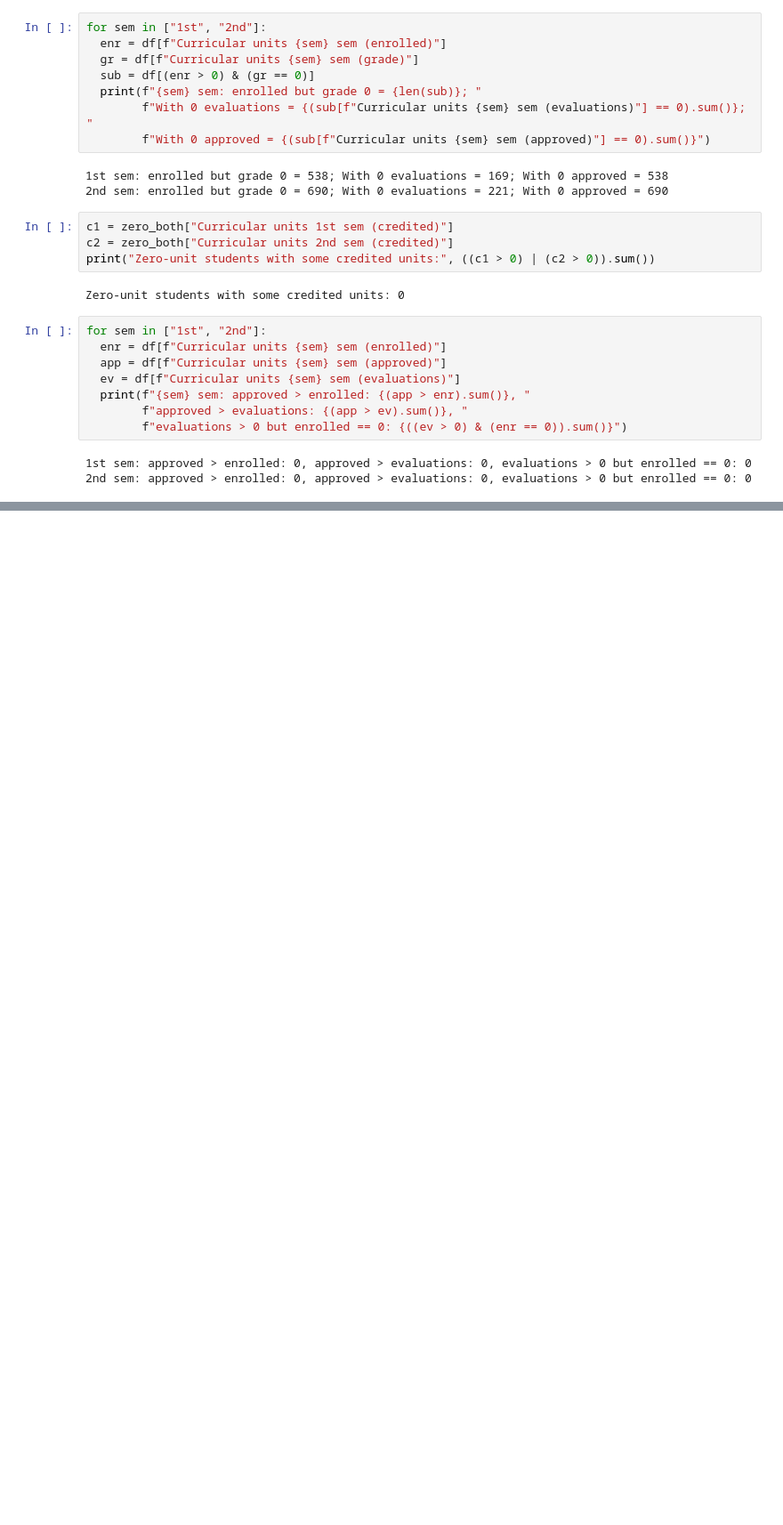
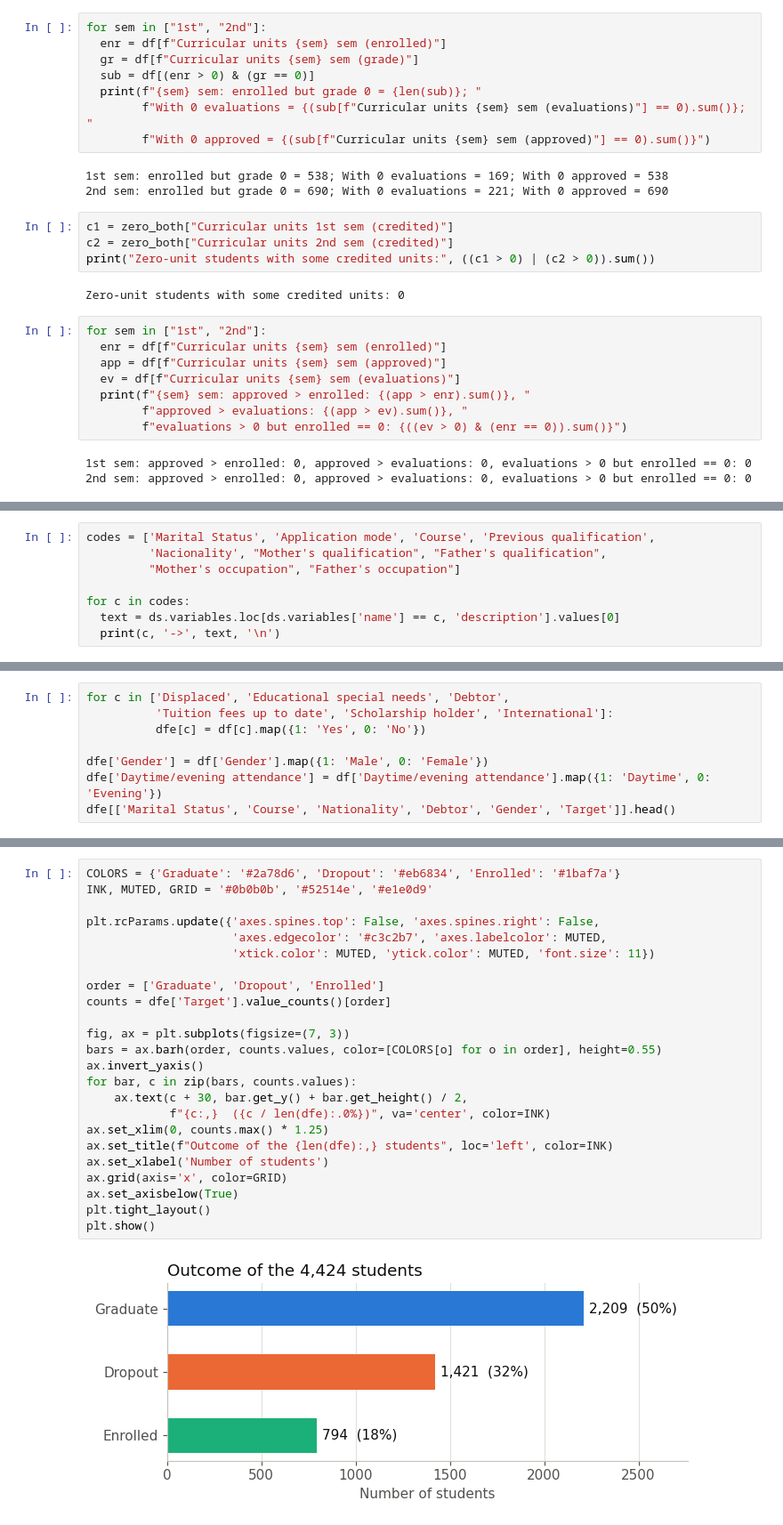
Before and after one commit to madeeha-noor/Student-Success-Early-Warning, a Jupyter notebook: notebooks/02_data_quality_eda.ipynb, the cells around one changed output, grey strips where cells are left out. Shown at 89% size. Saved outputs shown, nothing was run; the diff lists cells and outputs as text; blank space fills up the shorter version.

```diff
--- a/notebooks/02_data_quality_eda.ipynb
+++ b/notebooks/02_data_quality_eda.ipynb
@@ -116,0 +152,8 @@ for sem in ["1st", "2nd"]:
+# %%
+codes = ['Marital Status', 'Application mode', 'Course', 'Previous qualification',
+         'Nacionality', "Mother's qualification", "Father's qualification",
+         "Mother's occupation", "Father's occupation"]
+
+for c in codes:
+  text = ds.variables.loc[ds.variables['name'] == c, 'description'].values[0]
+  print(c, '->', text, '\n')
@@ -116,0 +208,8 @@ for sem in ["1st", "2nd"]:
+# %%
+for c in ['Displaced', 'Educational special needs', 'Debtor',
+          'Tuition fees up to date', 'Scholarship holder', 'International']:
+          dfe[c] = df[c].map({1: 'Yes', 0: 'No'})
+
+dfe['Gender'] = df['Gender'].map({1: 'Male', 0: 'Female'})
+dfe['Daytime/evening attendance'] = df['Daytime/evening attendance'].map({1: 'Daytime', 0: 'Evening'})
+dfe[['Marital Status', 'Course', 'Nationality', 'Debtor', 'Gender', 'Target']].head()
@@ -116,0 +229,26 @@ for sem in ["1st", "2nd"]:
+# %%
+COLORS = {'Graduate': '#2a78d6', 'Dropout': '#eb6834', 'Enrolled': '#1baf7a'}
+INK, MUTED, GRID = '#0b0b0b', '#52514e', '#e1e0d9'
+
+plt.rcParams.update({'axes.spines.top': False, 'axes.spines.right': False,
+                     'axes.edgecolor': '#c3c2b7', 'axes.labelcolor': MUTED,
+                     'xtick.color': MUTED, 'ytick.color': MUTED, 'font.size': 11})
+
+order = ['Graduate', 'Dropout', 'Enrolled']
+counts = dfe['Target'].value_counts()[order]
+
+fig, ax = plt.subplots(figsize=(7, 3))
+bars = ax.barh(order, counts.values, color=[COLORS[o] for o in order], height=0.55)
+ax.invert_yaxis()
+for bar, c in zip(bars, counts.values):
+    ax.text(c + 30, bar.get_y() + bar.get_height() / 2,
+            f"{c:,}  ({c / len(dfe):.0%})", va='center', color=INK)
+ax.set_xlim(0, counts.max() * 1.25)
+ax.set_title(f"Outcome of the {len(dfe):,} students", loc='left', color=INK)
+ax.set_xlabel('Number of students')
+ax.grid(axis='x', color=GRID)
+ax.set_axisbelow(True)
+plt.tight_layout()
+plt.show()
+# %% [output]
+[figure, added]
```
Also changed, not shown: parts of 16 cells of this notebook.
